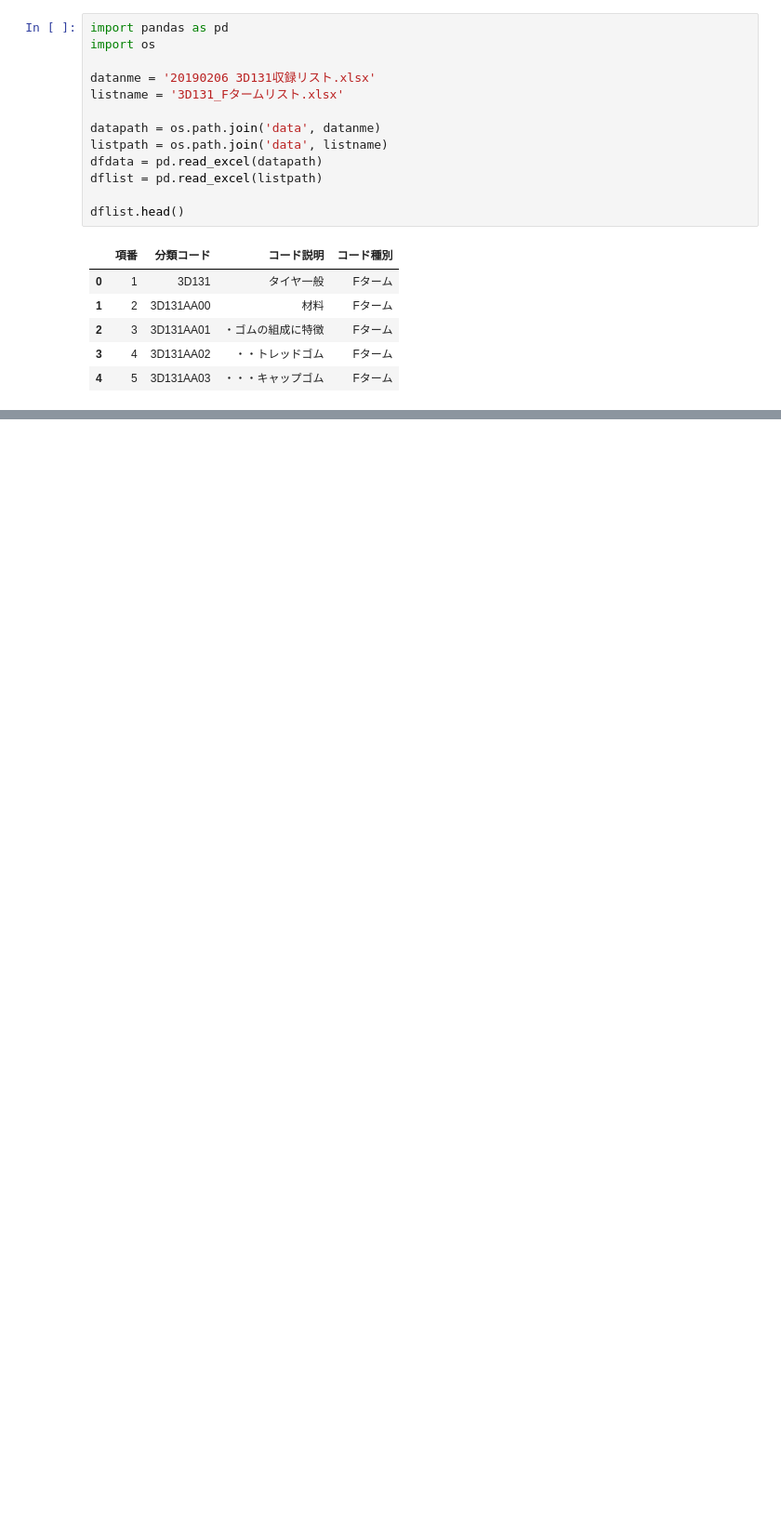
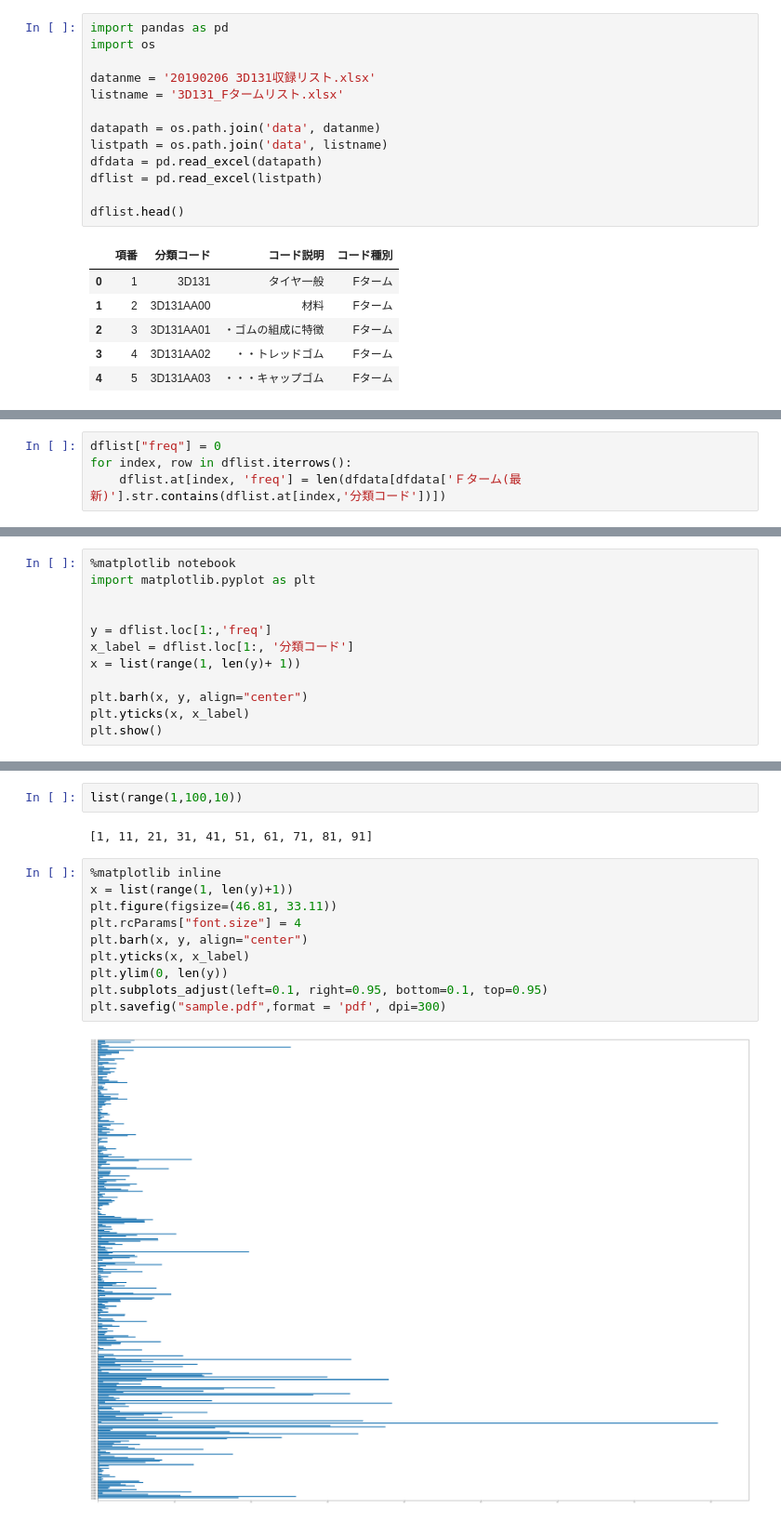
Before and after one commit to takatogoto/textmining, a Jupyter notebook: Analyze_fterm.ipynb, the cells around one changed output, grey strips where cells are left out. Shown: that part at 93% size. Cells and saved outputs as stored; diff of their text form; blank space fills up the shorter version.

Commit message:
graph

```diff
--- a/Analyze_fterm.ipynb
+++ b/Analyze_fterm.ipynb
@@ -20,0 +52,4 @@ dflist.head()
+# %%
+dflist["freq"] = 0
+for index, row in dflist.iterrows():
+    dflist.at[index, 'freq'] = len(dfdata[dfdata['Ｆターム(最新)'].str.contains(dflist.at[index,'分類コード'])])
@@ -20,0 +80,12 @@ dflist.head()
+# %%
+%matplotlib notebook
+import matplotlib.pyplot as plt
+
+
+y = dflist.loc[1:,'freq']
+x_label = dflist.loc[1:, '分類コード']
+x = list(range(1, len(y)+ 1))
+
+plt.barh(x, y, align="center")
+plt.yticks(x, x_label)
+plt.show()
@@ -20,0 +95,16 @@ dflist.head()
+# %%
+list(range(1,100,10))
+# %% [output]
+[1, 11, 21, 31, 41, 51, 61, 71, 81, 91]
+# %%
+%matplotlib inline
+x = list(range(1, len(y)+1))
+plt.figure(figsize=(46.81, 33.11))
+plt.rcParams["font.size"] = 4
+plt.barh(x, y, align="center")
+plt.yticks(x, x_label)
+plt.ylim(0, len(y))
+plt.subplots_adjust(left=0.1, right=0.95, bottom=0.1, top=0.95)
+plt.savefig("sample.pdf",format = 'pdf', dpi=300)
+# %% [output]
+[figure, added]
```
Also changed, not shown: parts of 23 cells of this notebook, 2 other files.
